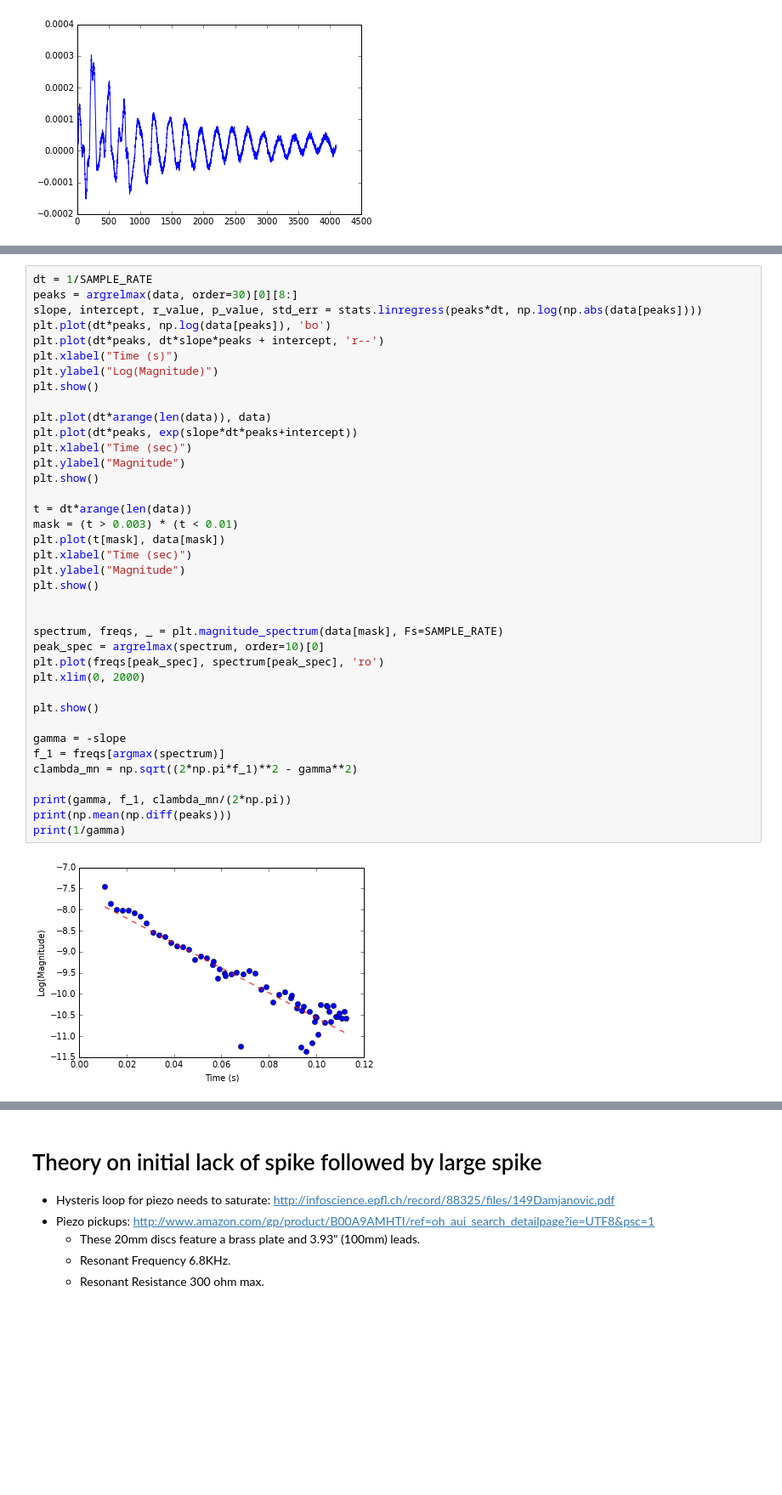
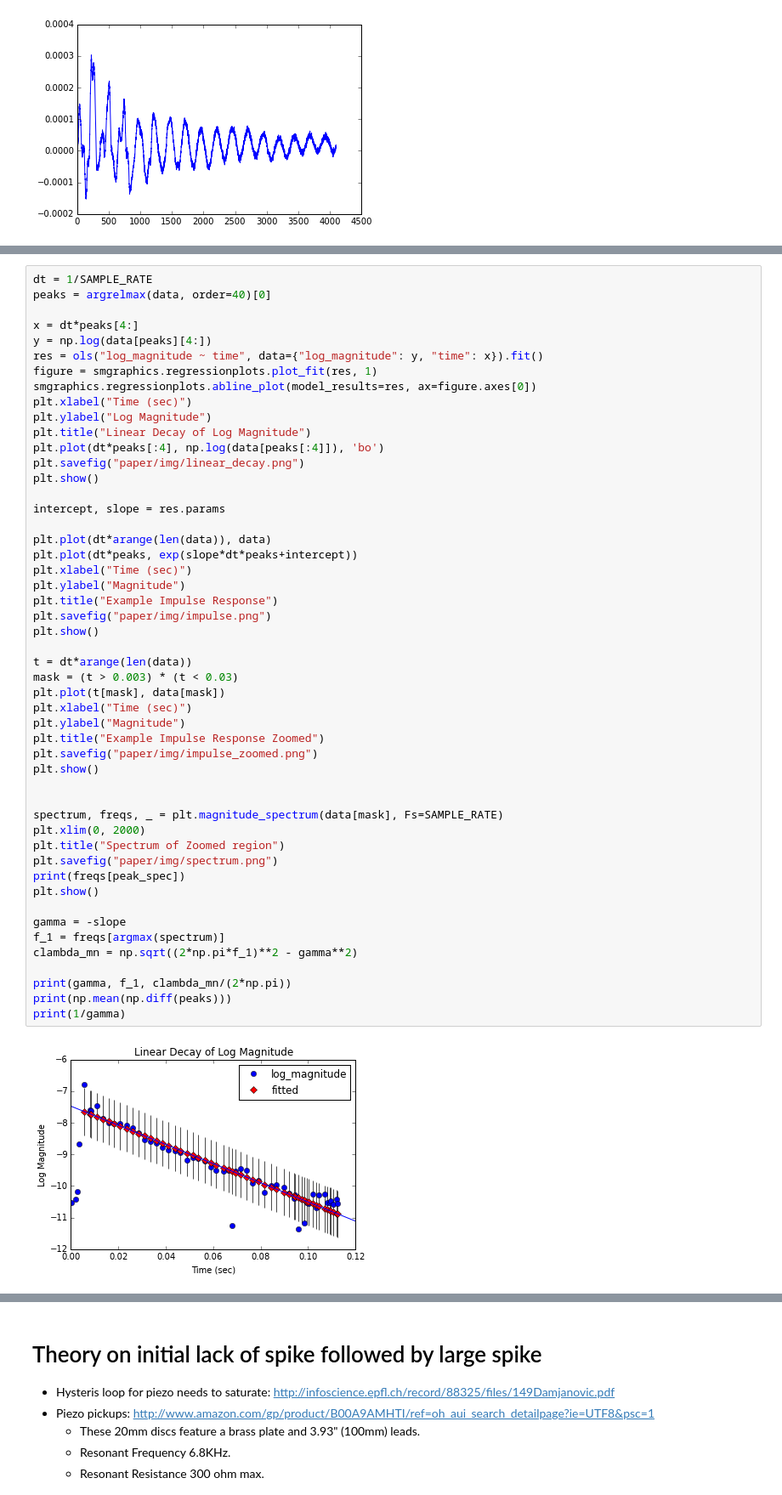
Before and after one commit to mvcisback/damped_waveguide, a Jupyter notebook: Analysis.ipynb, the cells around one changed output, grey strips where cells are left out. Shown: that part at 85% size. Cells and saved outputs as stored; diff of their text form; blank space fills up the shorter version.

```diff
--- a/Analysis.ipynb
+++ b/Analysis.ipynb
@@ -299,40 +301,52 @@ plt.show()
 # %%
 dt = 1/SAMPLE_RATE
-peaks = argrelmax(data, order=30)[0][8:]
-slope, intercept, r_value, p_value, std_err = stats.linregress(peaks*dt, np.log(np.abs(data[peaks])))
-plt.plot(dt*peaks, np.log(data[peaks]), 'bo')
-plt.plot(dt*peaks, dt*slope*peaks + intercept, 'r--')
-plt.xlabel("Time (s)")
-plt.ylabel("Log(Magnitude)")
+peaks = argrelmax(data, order=40)[0]
+
+x = dt*peaks[4:]
+y = np.log(data[peaks][4:])
+res = ols("log_magnitude ~ time", data={"log_magnitude": y, "time": x}).fit()
+figure = smgraphics.regressionplots.plot_fit(res, 1)
+smgraphics.regressionplots.abline_plot(model_results=res, ax=figure.axes[0])
+plt.xlabel("Time (sec)")
+plt.ylabel("Log Magnitude")
+plt.title("Linear Decay of Log Magnitude")
+plt.plot(dt*peaks[:4], np.log(data[peaks[:4]]), 'bo')
+plt.savefig("paper/img/linear_decay.png")
 plt.show()
+
+intercept, slope = res.params
 
 plt.plot(dt*arange(len(data)), data)
 plt.plot(dt*peaks, exp(slope*dt*peaks+intercept))
 plt.xlabel("Time (sec)")
 plt.ylabel("Magnitude")
+plt.title("Example Impulse Response")
+plt.savefig("paper/img/impulse.png")
 plt.show()
 
 t = dt*arange(len(data))
-mask = (t > 0.003) * (t < 0.01)
+mask = (t > 0.003) * (t < 0.03)
 plt.plot(t[mask], data[mask])
 plt.xlabel("Time (sec)")
 plt.ylabel("Magnitude")
+plt.title("Example Impulse Response Zoomed")
+plt.savefig("paper/img/impulse_zoomed.png")
 plt.show()
 
 
 spectrum, freqs, _ = plt.magnitude_spectrum(data[mask], Fs=SAMPLE_RATE)
-peak_spec = argrelmax(spectrum, order=10)[0]
-plt.plot(freqs[peak_spec], spectrum[peak_spec], 'ro')
 plt.xlim(0, 2000)
-
+plt.title("Spectrum of Zoomed region")
+plt.savefig("paper/img/spectrum.png")
+print(freqs[peak_spec])
 plt.show()
 
 gamma = -slope
 f_1 = freqs[argmax(spectrum)]
 clambda_mn = np.sqrt((2*np.pi*f_1)**2 - gamma**2)
 
 print(gamma, f_1, clambda_mn/(2*np.pi))
 print(np.mean(np.diff(peaks)))
 print(1/gamma)
 # %% [output]
-[figure, old version]
+[figure, new version]
```
Also changed, not shown: parts of 23 cells of this notebook, 12 other files.
